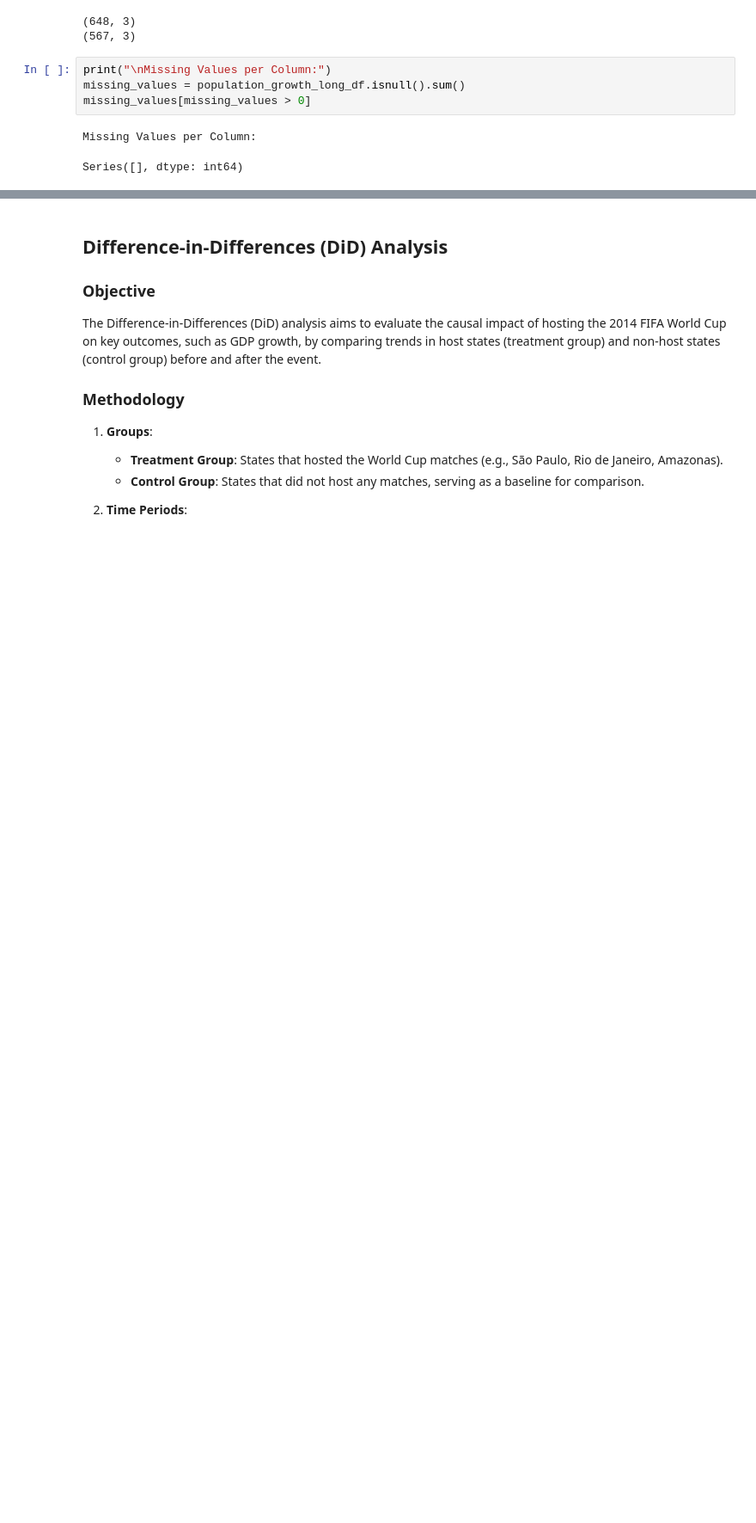
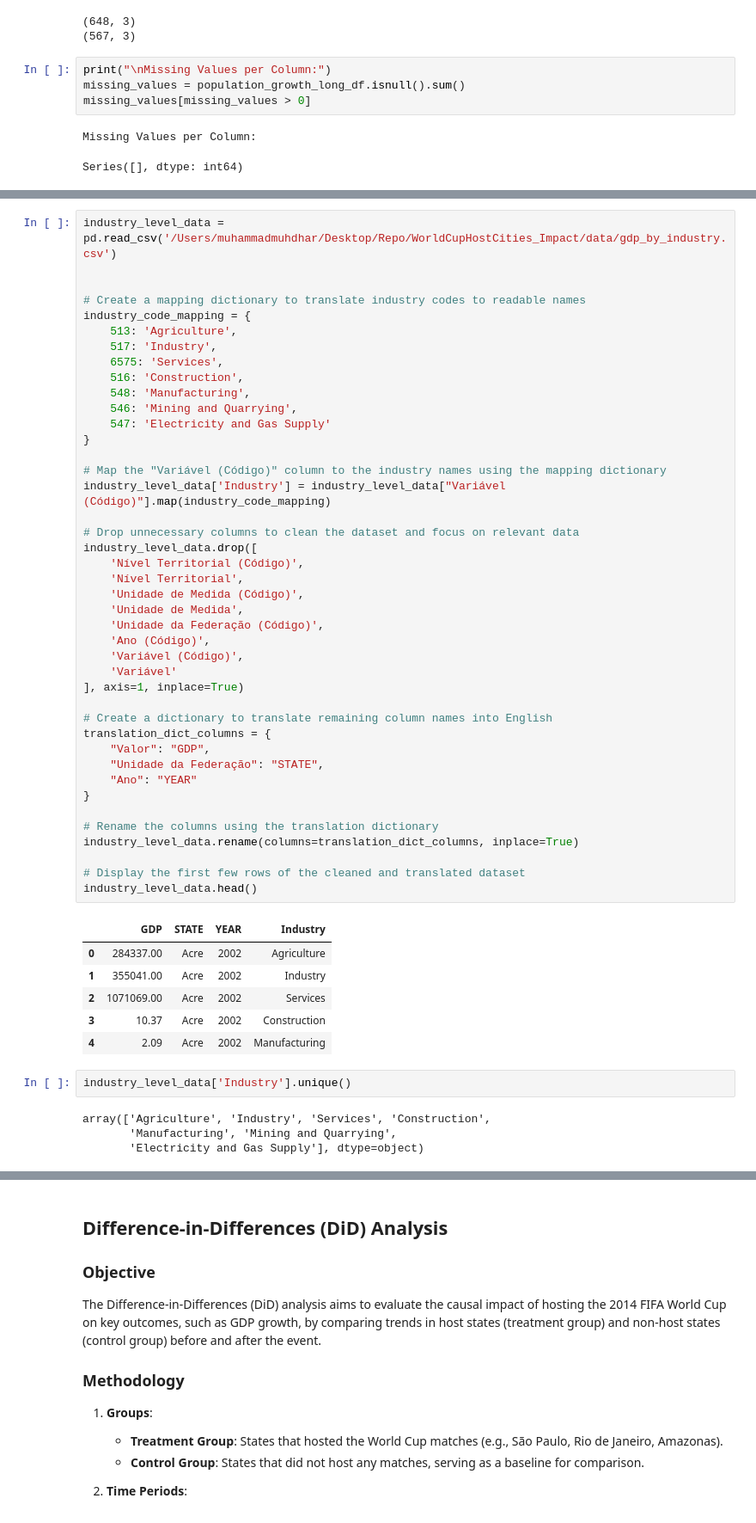
Before and after one commit to david-camper/worldcuphostcities_impact, a Jupyter notebook: analysis.ipynb, the cells around one changed output, grey strips where cells are left out. Shown at 86% size. Drawn from its saved outputs; the diff is of its cells as text; blank space fills up the shorter version.

Commit message:
Got state GDP data by industry, uploaded and cleaned the dataframes to prepare for analysis

```diff
--- a/analysis.ipynb
+++ b/analysis.ipynb
@@ -120 +127,56 @@ Series([], dtype: int64)
+# %%
+industry_level_data = pd.read_csv('/Users/muhammadmuhdhar/Desktop/Repo/WorldCupHostCities_Impact/data/gdp_by_industry.csv')
+
+
+# Create a mapping dictionary to translate industry codes to readable names
+industry_code_mapping = {
+    513: 'Agriculture',
+    517: 'Industry',
+    6575: 'Services',
+    516: 'Construction',
+    548: 'Manufacturing',
+    546: 'Mining and Quarrying',
+    547: 'Electricity and Gas Supply'
+}
+
+# Map the "Variável (Código)" column to the industry names using the mapping dictionary
+industry_level_data['Industry'] = industry_level_data["Variável (Código)"].map(industry_code_mapping)
+
+# Drop unnecessary columns to clean the dataset and focus on relevant data
+industry_level_data.drop([
+    'Nível Territorial (Código)',
+    'Nível Territorial',
+    'Unidade de Medida (Código)',
+    'Unidade de Medida',
+    'Unidade da Federação (Código)',
+    'Ano (Código)',
+    'Variável (Código)',
+    'Variável'
+], axis=1, inplace=True)
+
+# Create a dictionary to translate remaining column names into English
+translation_dict_columns = {
+    "Valor": "GDP",
+    "Unidade da Federação": "STATE",
+    "Ano": "YEAR"
+}
+
+# Rename the columns using the translation dictionary
+industry_level_data.rename(columns=translation_dict_columns, inplace=True)
+
+# Display the first few rows of the cleaned and translated dataset
+industry_level_data.head()
+# %% [output]
+|  | GDP | STATE | YEAR | Industry |
+| 0 | 284337.00 | Acre | 2002 | Agriculture |
+| 1 | 355041.00 | Acre | 2002 | Industry |
+| 2 | 1071069.00 | Acre | 2002 | Services |
+| 3 | 10.37 | Acre | 2002 | Construction |
+| 4 | 2.09 | Acre | 2002 | Manufacturing |
+# %%
+industry_level_data['Industry'].unique()
+# %% [output]
+array(['Agriculture', 'Industry', 'Services', 'Construction',
+       'Manufacturing', 'Mining and Quarrying',
+       'Electricity and Gas Supply'], dtype=object)
 # %%
```
Also changed, not shown: parts of 5 cells of this notebook, 4 other files.
